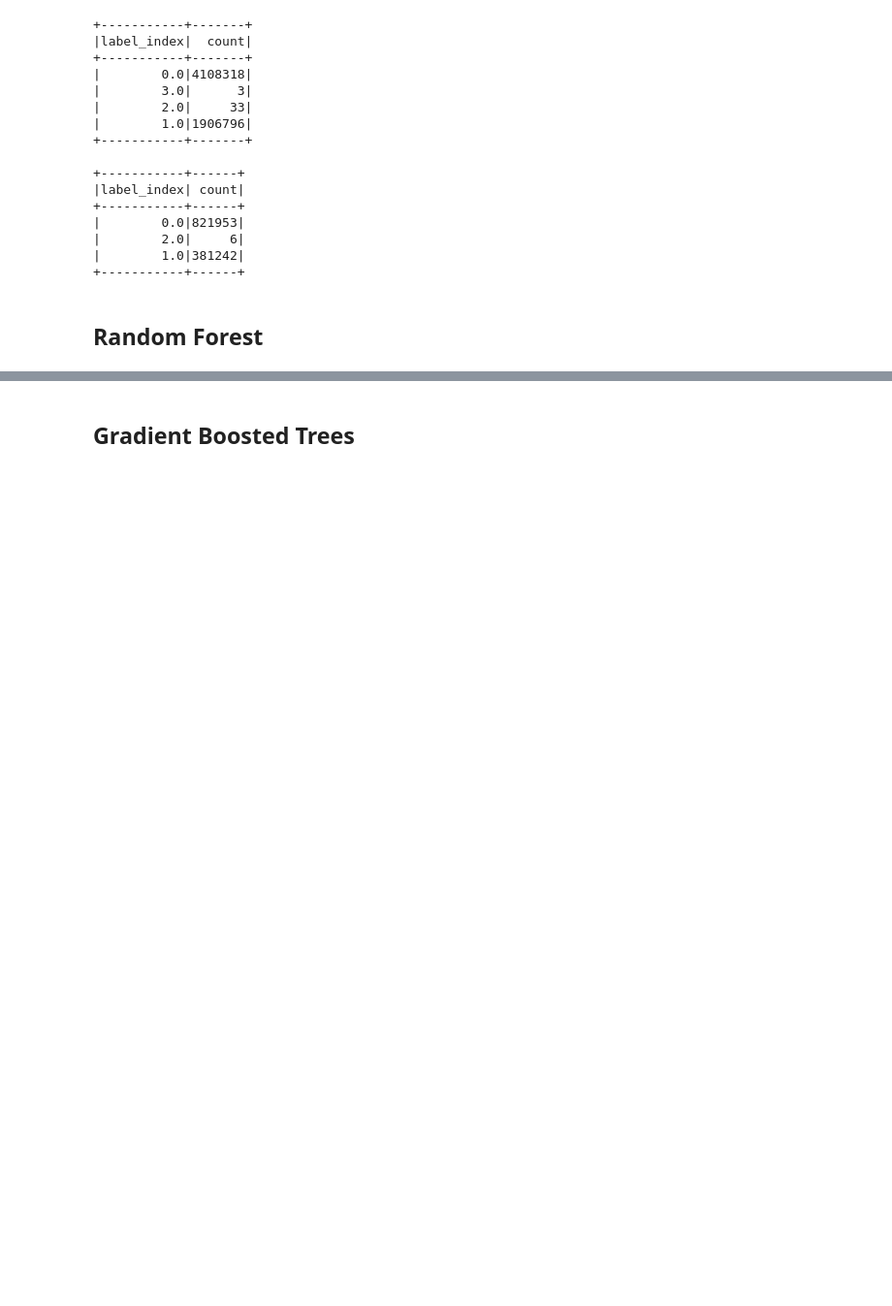
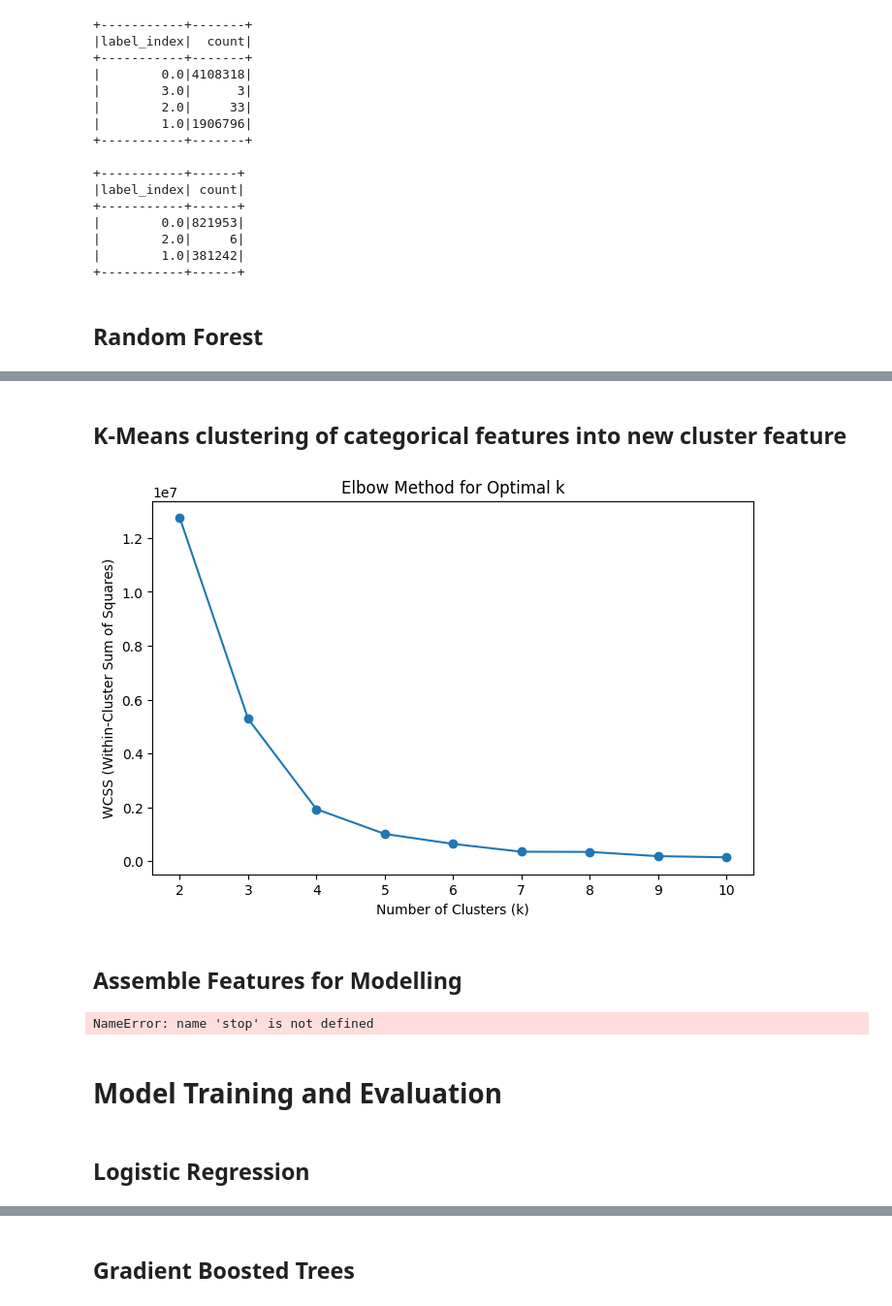
Before and after one commit to jesgiveup/maleware-detection-ml-model, a Jupyter notebook: V_2_BT4221_Group_Project - AT.ipynb, the cells around one changed output, grey strips where cells are left out. Shown at 97% size. Saved outputs shown, nothing was run; the diff lists cells and outputs as text; code cells hidden in the pictures; blank space fills up the shorter version.

Commit message:
merge AT into main

```diff
--- a/V_2_BT4221_Group_Project - AT.ipynb
+++ b/V_2_BT4221_Group_Project - AT.ipynb
@@ -1004,0 +1790,17 @@ RF AUC: 1.0000
+# %%
+# Assuming 'df' is your DataFrame and the features are already created
+
+# Define the columns to be scaled
+cols_to_scale = ["duration", "byte_ratio", "pkt_ratio", "total_bytes", "total_pkts", "efficiency", "throughput"]
+
+# Create a VectorAssembler to combine the features into a single vector column
+assembler = VectorAssembler(inputCols=cols_to_scale, outputCol="features_unscaled")
+df = assembler.transform(df)
+
+# Create a StandardScaler to scale the features
+scaler = StandardScaler(inputCol="features_unscaled", outputCol="features_scaled", withStd=True, withMean=True)
+scaler_model = scaler.fit(df)
+df = scaler_model.transform(df)
+
+# Show the scaled features
+df.select("features_scaled").show(5, truncate=False)
@@ -1004,0 +1818,41 @@ RF AUC: 1.0000
+# %% [markdown]
+## K-Means clustering of categorical features into new cluster feature
+# %%
+from pyspark.ml.clustering import KMeans
+
+assembler = VectorAssembler(
+    inputCols=["features_scaled", "proto_encoded", "conn_state_encoded", "id_resp_p_encoded"],
+    outputCol="kmeans_features"
+)
+
+df_assembled = assembler.transform(df)
+
+# Define a range of k values to test
+k_values = range(2, 11)
+wcss = []
+
+for k in k_values:
+    kmeans = KMeans(featuresCol="kmeans_features", k=k)
+    model = kmeans.fit(df_assembled)
+    wcss.append(model.summary.trainingCost)  # WCSS/Inertia
+
+# Plot the elbow curve
+plt.figure(figsize=(8, 5))
+plt.plot(k_values, wcss, marker='o')
+plt.title("Elbow Method for Optimal k")
+plt.xlabel("Number of Clusters (k)")
+plt.ylabel("WCSS (Within-Cluster Sum of Squares)")
+plt.show()
+
+# Define K-Means model
+kmeans = KMeans(featuresCol="kmeans_features", predictionCol="cluster", k=2)  # Adjust k as needed
+
+# Fit the model
+kmeans_model = kmeans.fit(df_assembled)
+
+# Predict clusters
+df = kmeans_model.transform(df_assembled)
+# %% [output]
+[figure, added]
+# %% [markdown]
+## Assemble Features for Modelling
@@ -1004,0 +1871,8 @@ RF AUC: 1.0000
+# %%
+stop
+# %% [output]
+NameError: name 'stop' is not defined
+# %% [markdown]
+# Model Training and Evaluation
+# %% [markdown]
+## Logistic Regression
```
Also changed, not shown: parts of 95 cells of this notebook, 1 other file.
